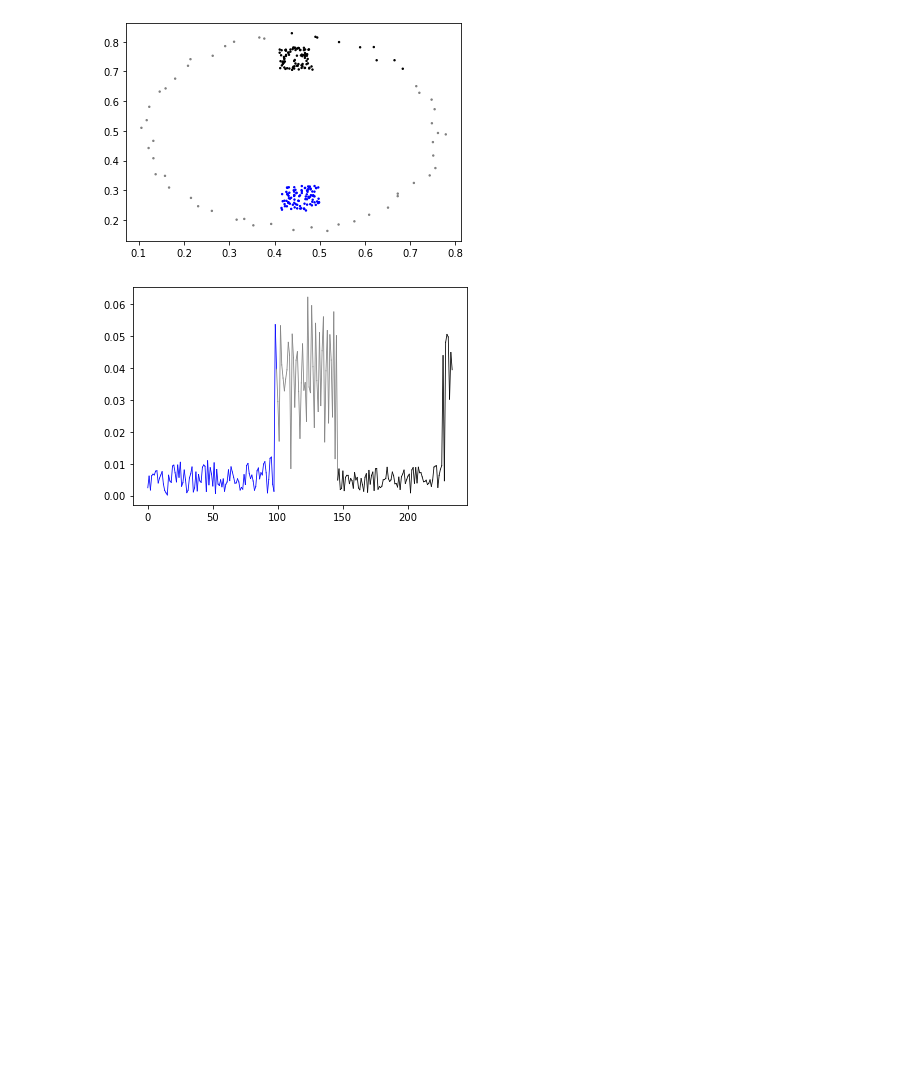
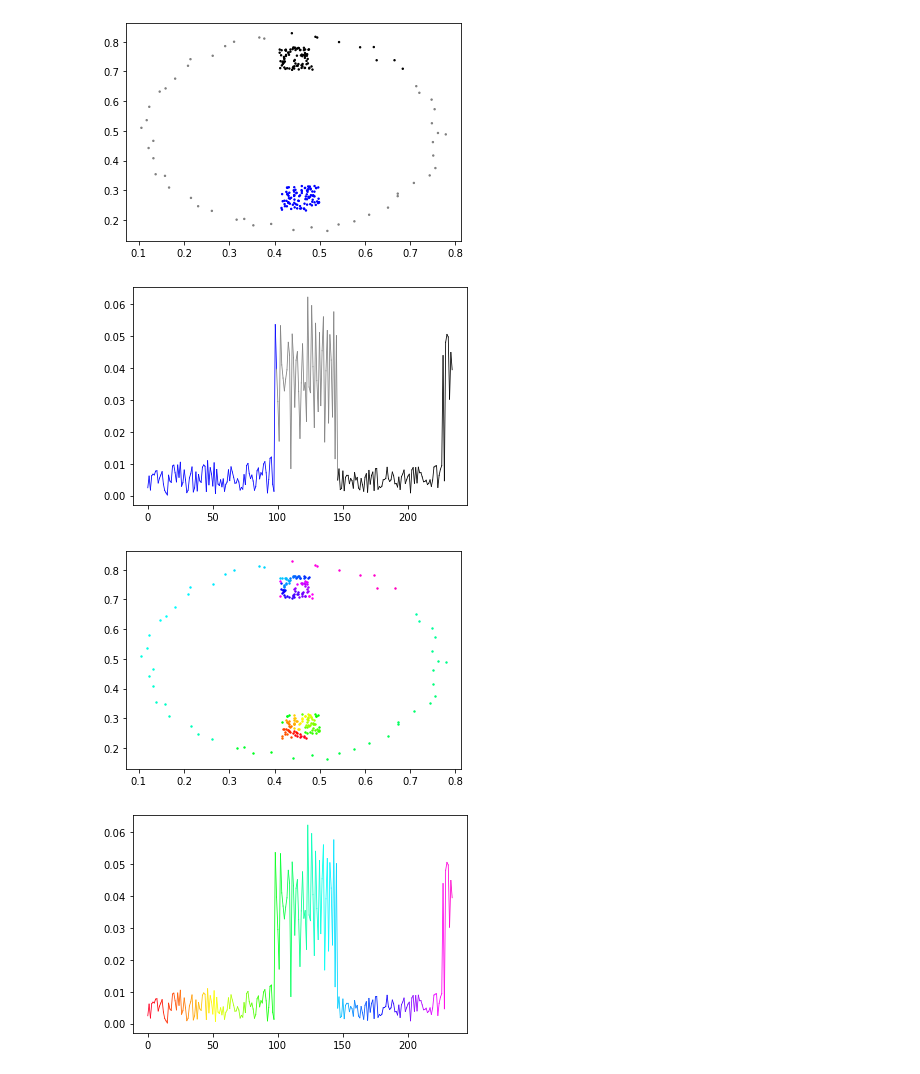
Before and after one commit to kayla-lixinyi/Summer-Project-Advanced-and-Interpretable-Unsupervised-Learning, a Jupyter notebook: Testing/ILS_tests_plots.ipynb, the cells around one changed output. Cells and saved outputs as stored; diff of their text form; code cells hidden in the pictures; blank space fills up the shorter version.

```diff
--- a/Testing/ILS_tests_plots.ipynb
+++ b/Testing/ILS_tests_plots.ipynb
@@ -48,6 +49,9 @@ testILS.fit(test2) # fails to find clusters as there were not defined by peaks
 # %%
 testILS.plot_labels()
 testILS.coloured_rmin()
+testILS.rainbow_rmin()
 # %% [output]
 [figure]
 [figure]
+[figure, added]
+[figure, added]
```
Also changed, not shown: parts of 5 cells of this notebook, 1 other file.
